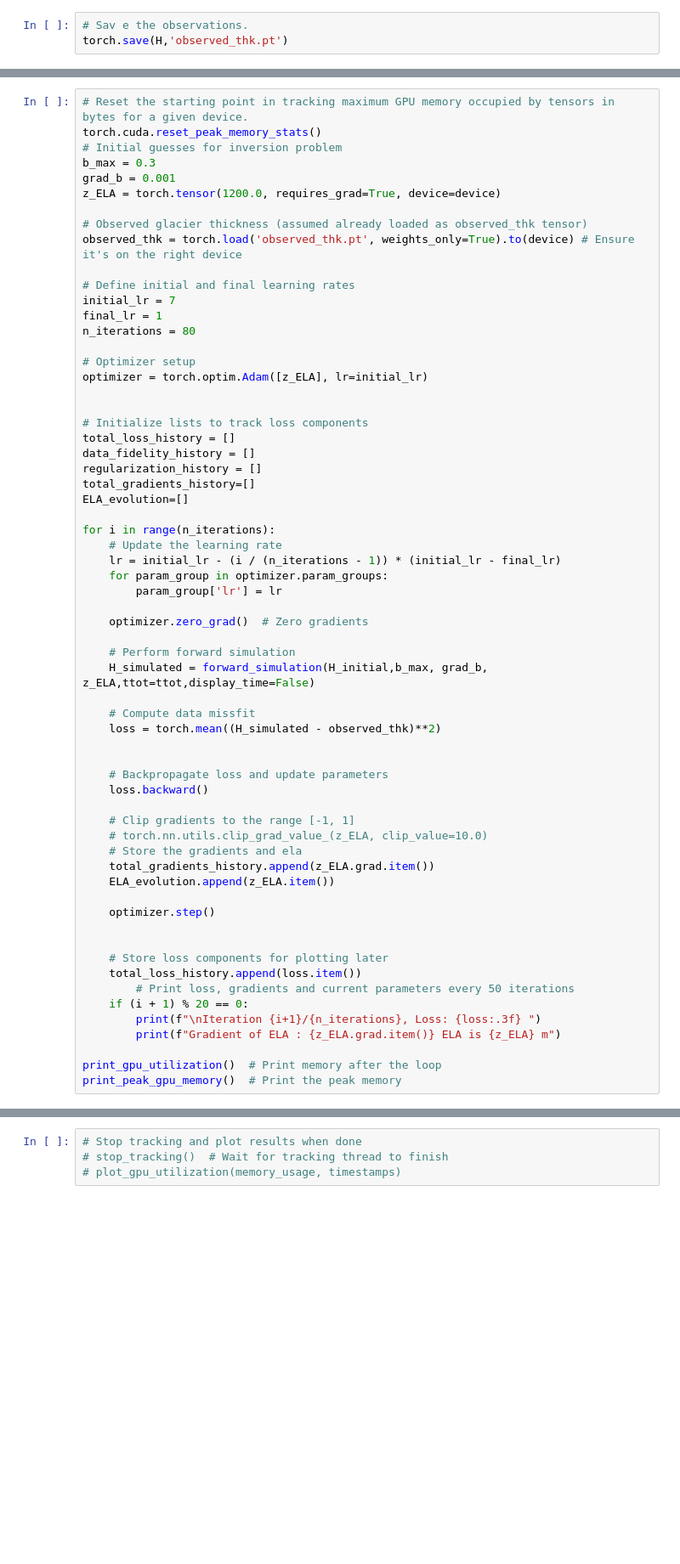
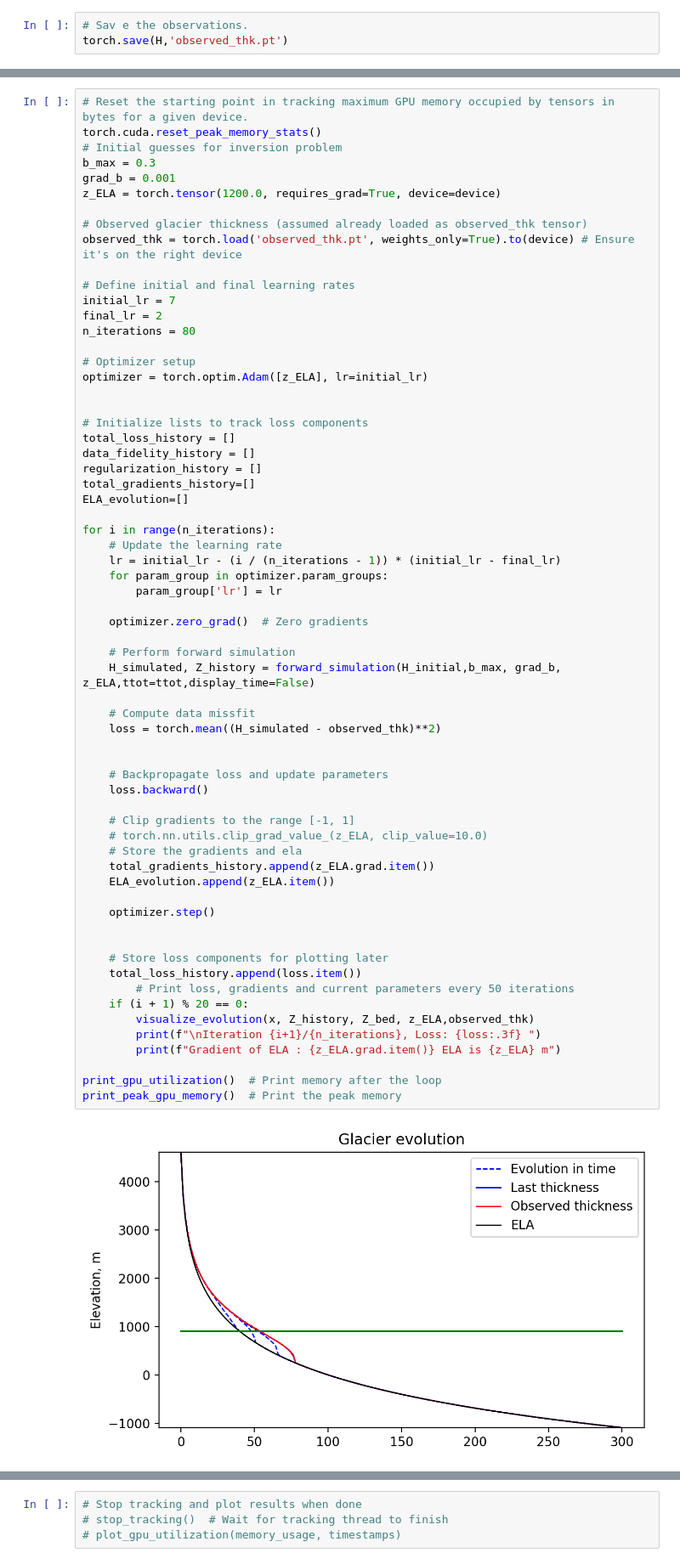
Before and after one commit to kejdilleshi/InvertedGlacierEvolutionModel, a Jupyter notebook: IGEM.ipynb, the cells around one changed output, grey strips where cells are left out. Shown at 85% size. Saved outputs shown, nothing was run; the diff lists cells and outputs as text; blank space fills up the shorter version.

```diff
--- a/IGEM.ipynb
+++ b/IGEM.ipynb
@@ -273,7 +307,7 @@ observed_thk = torch.load('observed_thk.pt', weights_only=True).to(device) # Ens
 
 # Define initial and final learning rates
 initial_lr = 7
-final_lr = 1
+final_lr = 2
 n_iterations = 80
 
 # Optimizer setup
@@ -296,31 +330,33 @@ for i in range(n_iterations):
     optimizer.zero_grad()  # Zero gradients
 
     # Perform forward simulation
-    H_simulated = forward_simulation(H_initial,b_max, grad_b, z_ELA,ttot=ttot,display_time=False)
+    H_simulated, Z_history = forward_simulation(H_initial,b_max, grad_b, z_ELA,ttot=ttot,display_time=False)
 
     # Compute data missfit
     loss = torch.mean((H_simulated - observed_thk)**2)
 
 
     # Backpropagate loss and update parameters
     loss.backward()
 
     # Clip gradients to the range [-1, 1]
     # torch.nn.utils.clip_grad_value_(z_ELA, clip_value=10.0)
     # Store the gradients and ela
     total_gradients_history.append(z_ELA.grad.item())
     ELA_evolution.append(z_ELA.item())
 
     optimizer.step()
 
 
     # Store loss components for plotting later
     total_loss_history.append(loss.item())
         # Print loss, gradients and current parameters every 50 iterations
     if (i + 1) % 20 == 0:
+        visualize_evolution(x, Z_history, Z_bed, z_ELA,observed_thk)
         print(f"\nIteration {i+1}/{n_iterations}, Loss: {loss:.3f} ")
         print(f"Gradient of ELA : {z_ELA.grad.item()} ELA is {z_ELA} m")
 
 print_gpu_utilization()  # Print memory after the loop
 print_peak_gpu_memory()  # Print the peak memory
 # %% [output]
+[figure, added]
```
Also changed, not shown: parts of 16 cells of this notebook, 1 other file.
